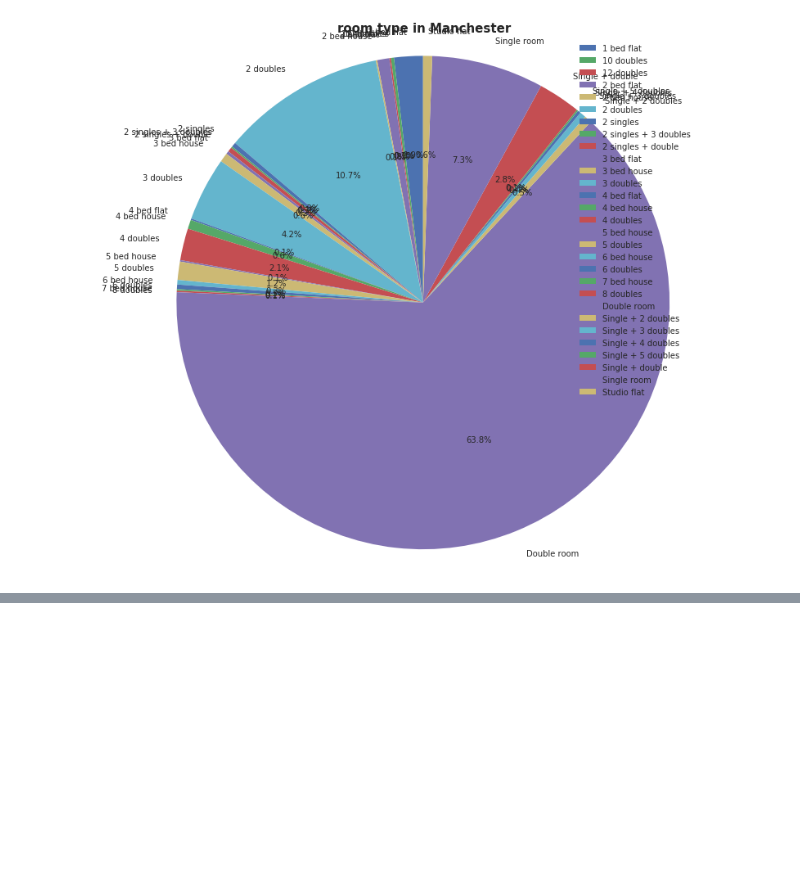
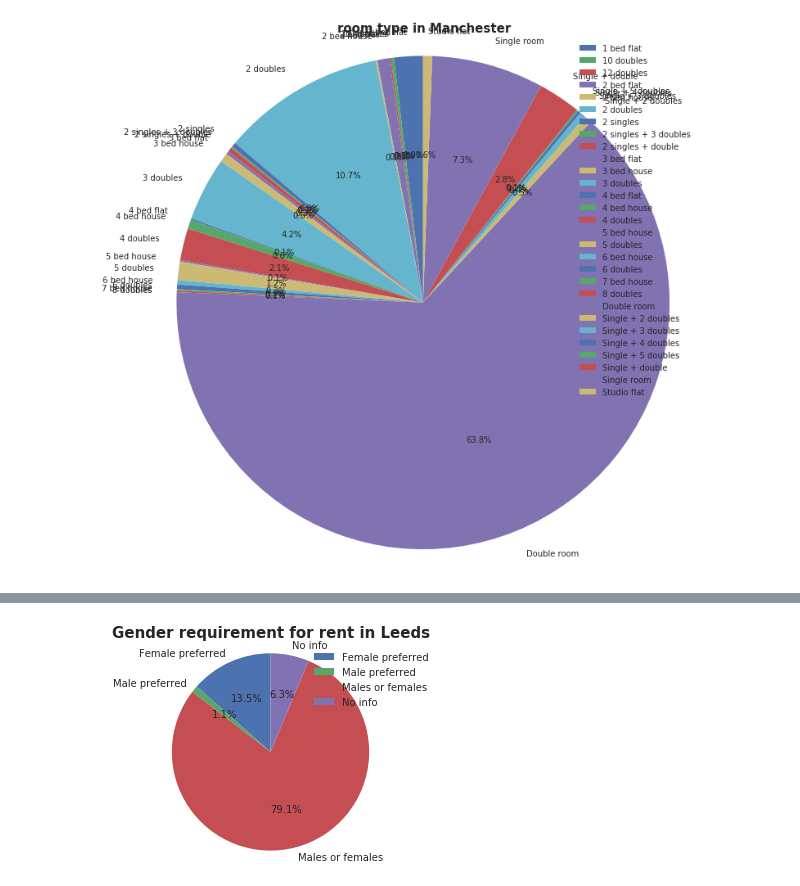
Before and after one commit to lijingxi96/Project, a Jupyter notebook: OOP_version.ipynb, the cells around one changed output, grey strips where cells are left out. Saved outputs shown, nothing was run; the diff lists cells and outputs as text; code cells hidden in the pictures; blank space fills up the shorter version.

```diff
--- a/OOP_version.ipynb
+++ b/OOP_version.ipynb
@@ -388,0 +410,4 @@ Manchester.price_analysis('heatmap')
+# %%
+Leeds.gender_preference_analysis('pie')
+# %% [output]
+[figure, added]
```
Also changed, not shown: parts of 15 cells of this notebook.
